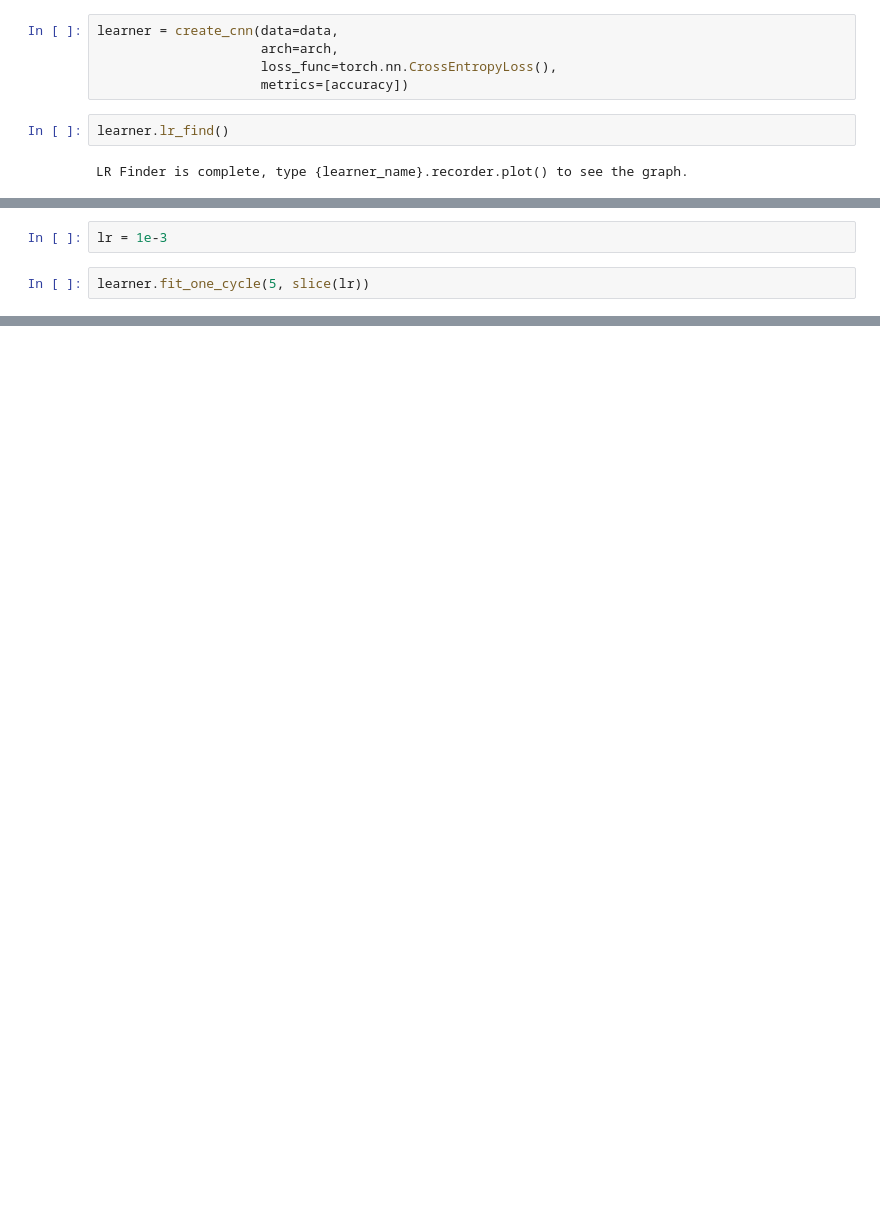
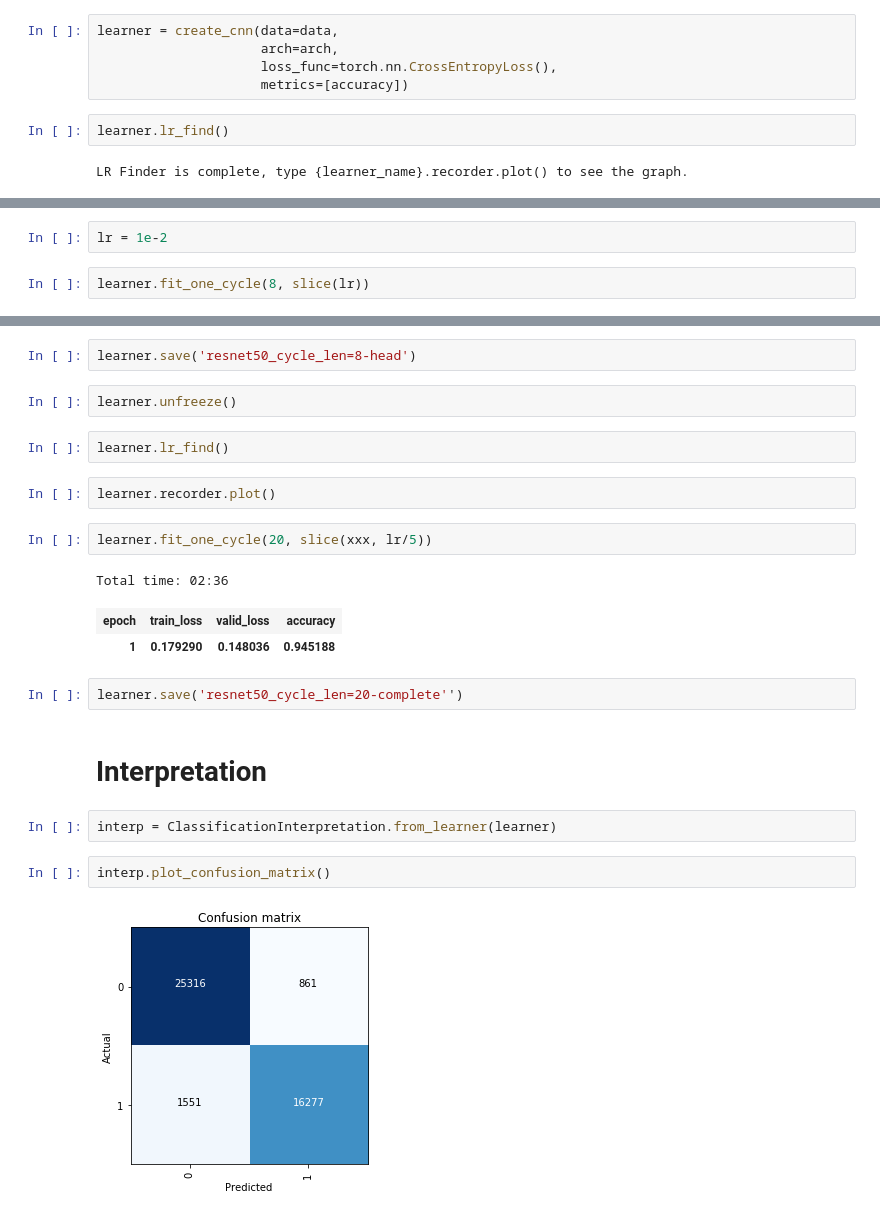
Before and after one commit to ChristophNeuner/Histopathologic-Cancer-Detection, a Jupyter notebook: hcd.ipynb, the cells around one changed output, grey strips where cells are left out. Cells and saved outputs as stored; diff of their text form; blank space fills up the shorter version.

```diff
--- a/hcd.ipynb
+++ b/hcd.ipynb
@@ -70,4 +71,4 @@ learner.recorder.plot()
 # %%
-lr = 1e-3
+lr = 1e-2
 # %%
-learner.fit_one_cycle(5, slice(lr))
+learner.fit_one_cycle(8, slice(lr))
@@ -73,0 +80,24 @@ learner.fit_one_cycle(5, slice(lr))
+# %%
+learner.save('resnet50_cycle_len=8-head')
+# %%
+learner.unfreeze()
+# %%
+learner.lr_find()
+# %%
+learner.recorder.plot()
+# %%
+learner.fit_one_cycle(20, slice(xxx, lr/5))
+# %% [output]
+Total time: 02:36
+| epoch | train_loss | valid_loss | accuracy |
+| 1 | 0.179290 | 0.148036 | 0.945188 |
+# %%
+learner.save('resnet50_cycle_len=20-complete'')
+# %% [markdown]
+# Interpretation
+# %%
+interp = ClassificationInterpretation.from_learner(learner)
+# %%
+interp.plot_confusion_matrix()
+# %% [output]
+[figure, added]
```
Also changed, not shown: parts of 14 cells of this notebook.
